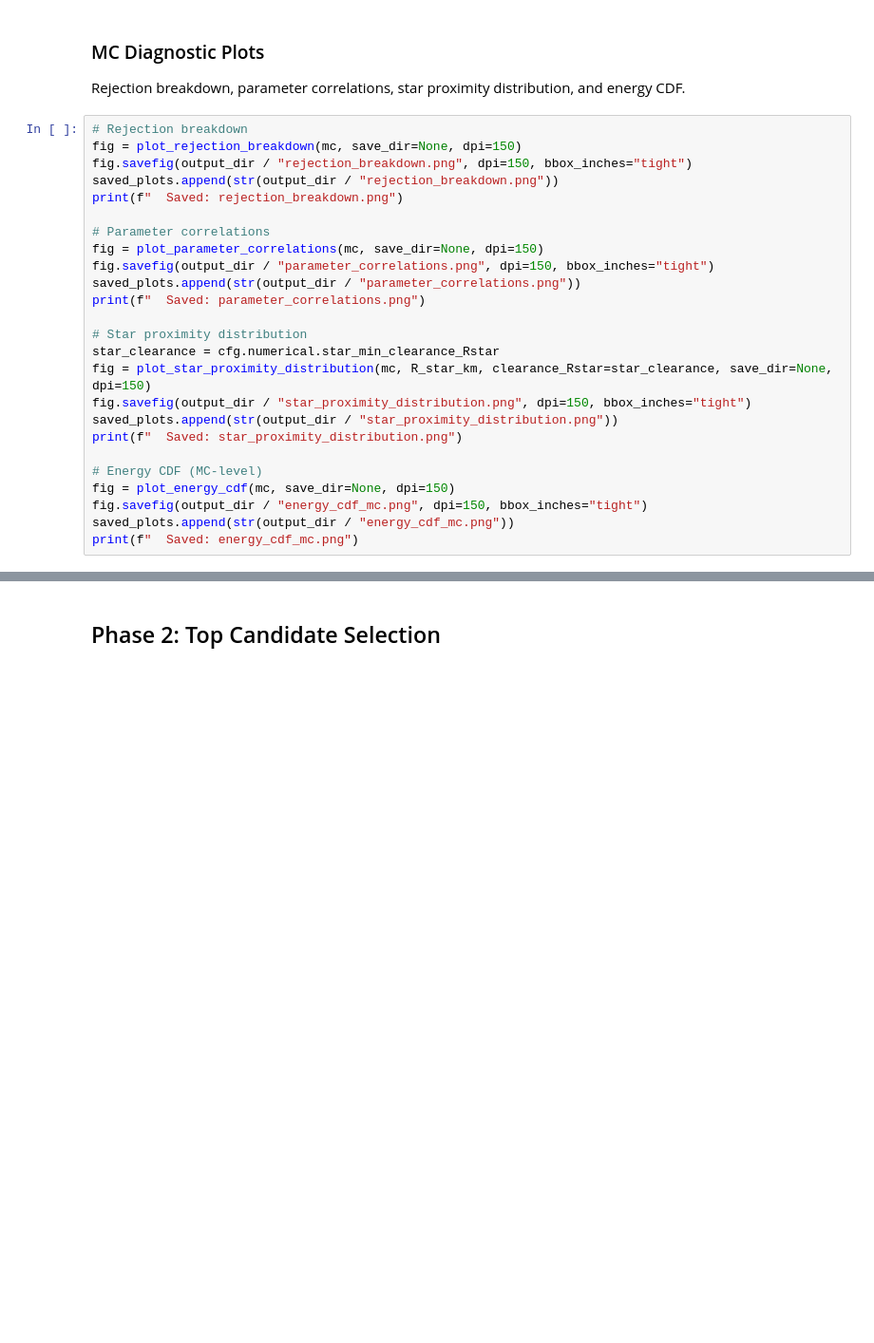
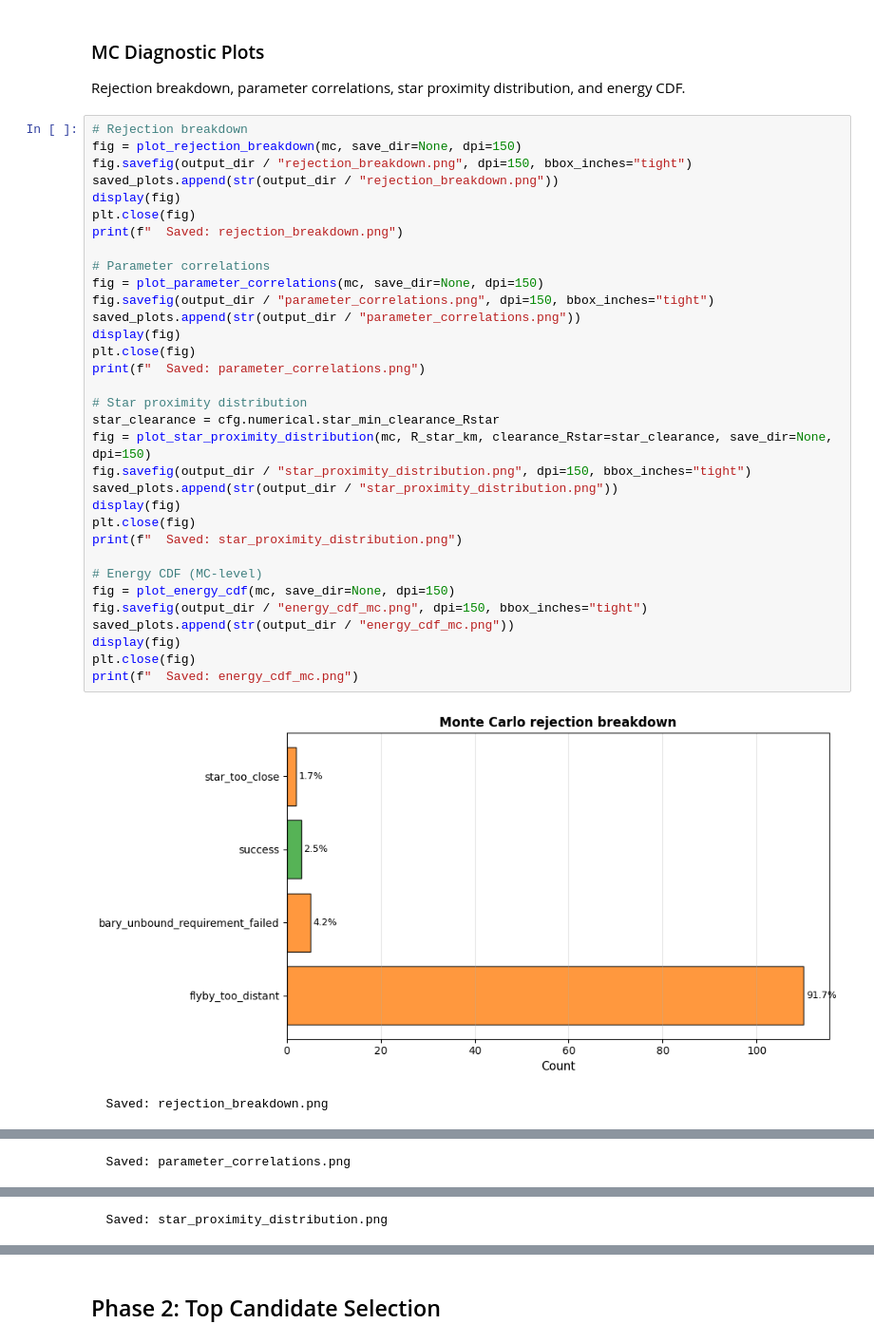
Before and after one commit to prshr1/slingshot-solver, a Jupyter notebook: ThreeBodySolver.ipynb, the cells around one changed output, grey strips where cells are left out. Shown at 95% size. Drawn from its saved outputs; the diff is of its cells as text; blank space fills up the shorter version.

```diff
--- a/ThreeBodySolver.ipynb
+++ b/ThreeBodySolver.ipynb
@@ -254,25 +258,36 @@ Rejection breakdown, parameter correlations, star proximity distribution, and en
 # %%
 # Rejection breakdown
 fig = plot_rejection_breakdown(mc, save_dir=None, dpi=150)
 fig.savefig(output_dir / "rejection_breakdown.png", dpi=150, bbox_inches="tight")
 saved_plots.append(str(output_dir / "rejection_breakdown.png"))
+display(fig)
+plt.close(fig)
 print(f"  Saved: rejection_breakdown.png")
 
 # Parameter correlations
 fig = plot_parameter_correlations(mc, save_dir=None, dpi=150)
 fig.savefig(output_dir / "parameter_correlations.png", dpi=150, bbox_inches="tight")
 saved_plots.append(str(output_dir / "parameter_correlations.png"))
+display(fig)
+plt.close(fig)
 print(f"  Saved: parameter_correlations.png")
 
 # Star proximity distribution
 star_clearance = cfg.numerical.star_min_clearance_Rstar
 fig = plot_star_proximity_distribution(mc, R_star_km, clearance_Rstar=star_clearance, save_dir=None, dpi=150)
 fig.savefig(output_dir / "star_proximity_distribution.png", dpi=150, bbox_inches="tight")
 saved_plots.append(str(output_dir / "star_proximity_distribution.png"))
+display(fig)
+plt.close(fig)
 print(f"  Saved: star_proximity_distribution.png")
 
 # Energy CDF (MC-level)
 fig = plot_energy_cdf(mc, save_dir=None, dpi=150)
 fig.savefig(output_dir / "energy_cdf_mc.png", dpi=150, bbox_inches="tight")
 saved_plots.append(str(output_dir / "energy_cdf_mc.png"))
+display(fig)
+plt.close(fig)
 print(f"  Saved: energy_cdf_mc.png")
+# %% [output]
+[figure, added]
+  Saved: rejection_breakdown.png
@@ -278,0 +295 @@ print(f"  Saved: energy_cdf_mc.png")
+  Saved: parameter_correlations.png
@@ -278,0 +297 @@ print(f"  Saved: energy_cdf_mc.png")
+  Saved: star_proximity_distribution.png
```
Also changed, not shown: parts of 20 cells of this notebook, 5 other files.
